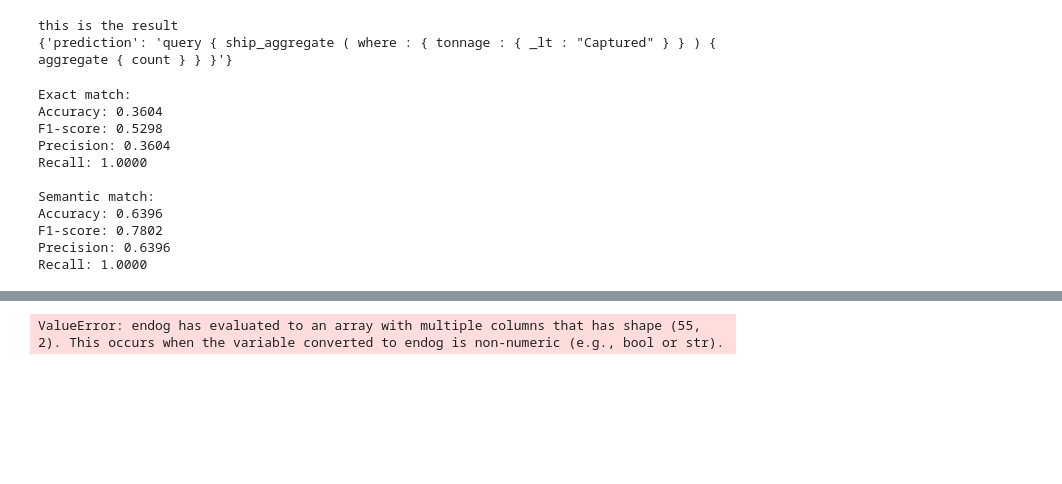
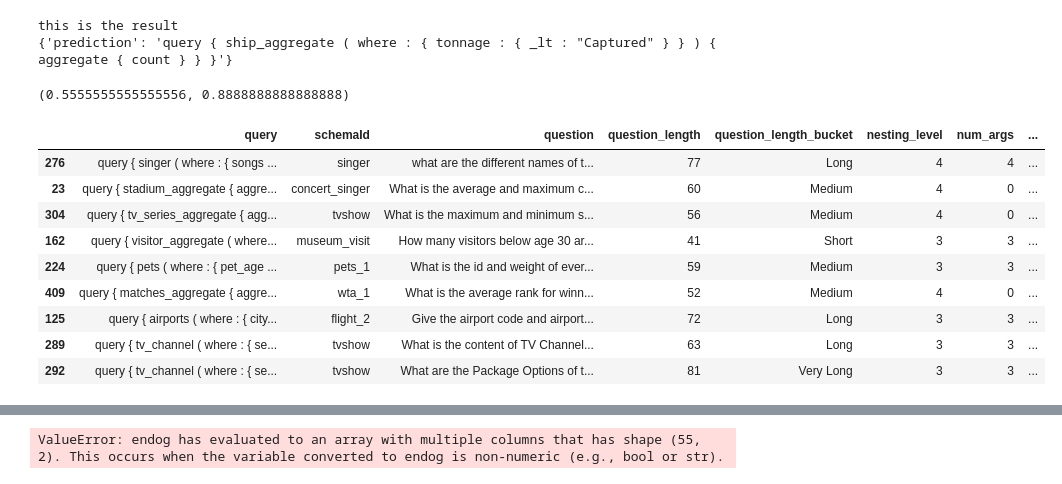
Before and after one commit to Dybton/T5, a Jupyter notebook: T5_SP2.ipynb, the cells around one changed output, grey strips where cells are left out. Drawn from its saved outputs; the diff is of its cells as text; code cells hidden in the pictures; blank space fills up the shorter version.

```diff
--- a/T5_SP2.ipynb
+++ b/T5_SP2.ipynb
@@ -916,36 +921,41 @@ dev_df['semantic_match'] = ""
 
 # Create a dataframe from dev_df with 5% of the data
 
-dev_df_20 = dev_df.sample(frac=0.2)
+dev_df_20 = dev_df.sample(frac=0.02)
 custom_test_df(dev_df_20)
 # %% [output]
-Exact match:
-Accuracy: 0.3604
-F1-score: 0.5298
-Precision: 0.3604
-Recall: 1.0000
-
-Semantic match:
-Accuracy: 0.6396
-F1-score: 0.7802
-Precision: 0.6396
-Recall: 1.0000
+(0.5555555555555556, 0.8888888888888888)
 # %%
-dev_df_20.head()
+pd.set_option('display.max_columns', None)  # Show all columns
+pd.set_option('display.expand_frame_repr', False)  # Prevent wrapping to next line
+pd.set_option('display.max_colwidth', None)  # Show the full content of each cell
+
+dev_df_20
 
 # How many rows are in the dataframe?
 
-len(dev_df_20.index)
+# len(dev_df_20.index)
 
 # # How many exact matches are there?
 
-dev_df_20['exact_match'].sum()
+# dev_df_20['exact_match'].sum()
 
 # # How many semantic matches are there?
 
-dev_df_20['semantic_match'].sum()
+# dev_df_20['semantic_match'].sum()
 
-dev_df_20.to_csv('dev_df_20_with_results.csv')
+# dev_df_20.to_csv('dev_df_20_with_results.csv')
+# %% [output]
+|  | query | schemaId | question | question_length | question_length_bucket | nesting_level | num_args | ... |
+| 276 | query { singer ( where : { songs ... | singer | what are the different names of t... | 77 | Long | 4 | 4 | ... |
+| 23 | query { stadium_aggregate { aggre... | concert_singer | What is the average and maximum c... | 60 | Medium | 4 | 0 | ... |
+| 304 | query { tv_series_aggregate { agg... | tvshow | What is the maximum and minimum s... | 56 | Medium | 4 | 0 | ... |
+| 162 | query { visitor_aggregate ( where... | museum_visit | How many visitors below age 30 ar... | 41 | Short | 3 | 3 | ... |
+| 224 | query { pets ( where : { pet_age ... | pets_1 | What is the id and weight of ever... | 59 | Medium | 3 | 3 | ... |
+| 409 | query { matches_aggregate { aggre... | wta_1 | What is the average rank for winn... | 52 | Medium | 4 | 0 | ... |
+| 125 | query { airports ( where : { city... | flight_2 | Give the airport code and airport... | 72 | Long | 3 | 3 | ... |
+| 289 | query { tv_channel ( where : { se... | tvshow | What is the content of TV Channel... | 63 | Long | 3 | 3 | ... |
+| 292 | query { tv_channel ( where : { se... | tvshow | What are the Package Options of t... | 81 | Very Long | 3 | 3 | ... |
 # %%
 import pandas as pd
 import numpy as np
```
Also changed, not shown: parts of 4 cells of this notebook.
